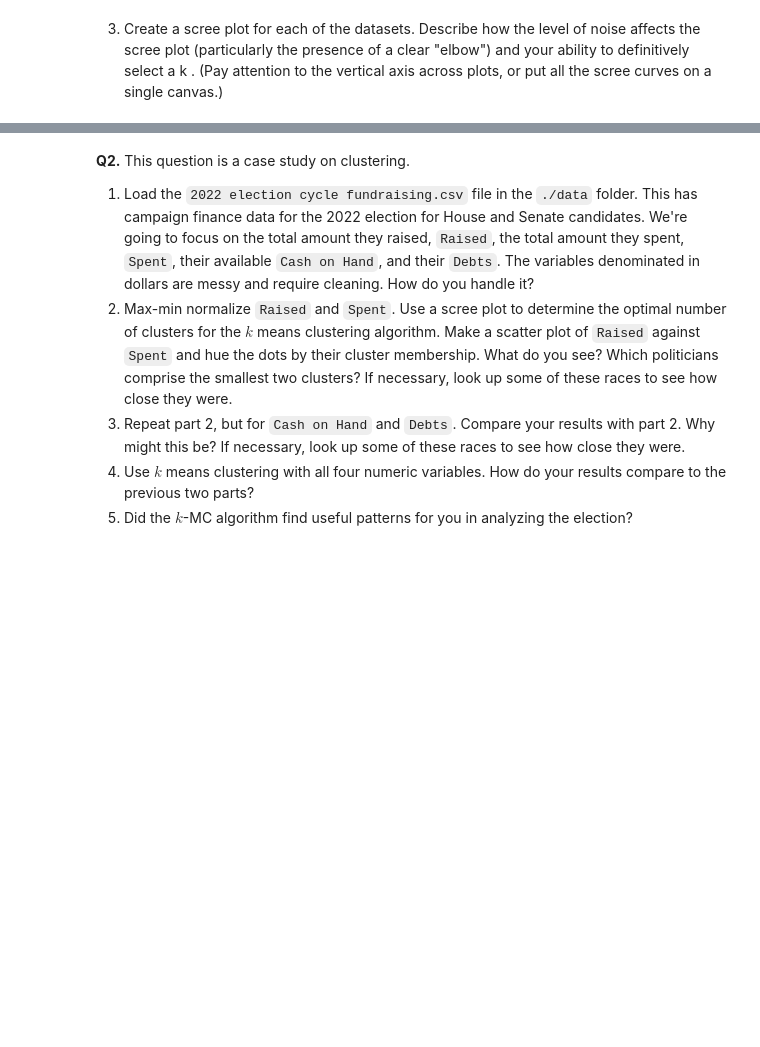
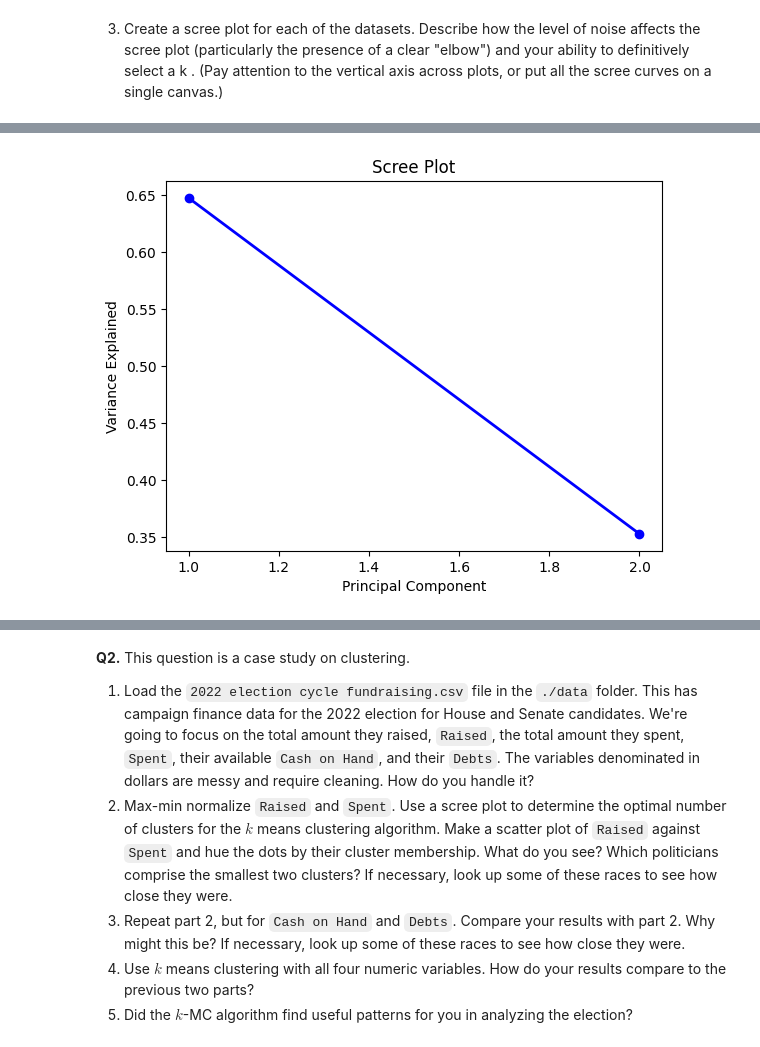
Before and after one commit to aileenkent/clustering, a Jupyter notebook: assignment/assignment_clustering.ipynb, the cells around one changed output, grey strips where cells are left out. Drawn from its saved outputs; the diff is of its cells as text; code cells hidden in the pictures; blank space fills up the shorter version.

```diff
--- a/assignment/assignment_clustering.ipynb
+++ b/assignment/assignment_clustering.ipynb
@@ -101,0 +165,10 @@ from sklearn.preprocessing import StandardScaler
+# %%
+PC_values = np.arange(pca.n_components_) + 1
+# %%
+plt.plot(PC_values, pca.explained_variance_ratio_, 'o-', linewidth=2, color='blue')
+plt.title('Scree Plot')
+plt.xlabel('Principal Component')
+plt.ylabel('Variance Explained')
+plt.show()
+# %% [output]
+[figure, added]
```
Also changed, not shown: parts of 10 cells of this notebook.
